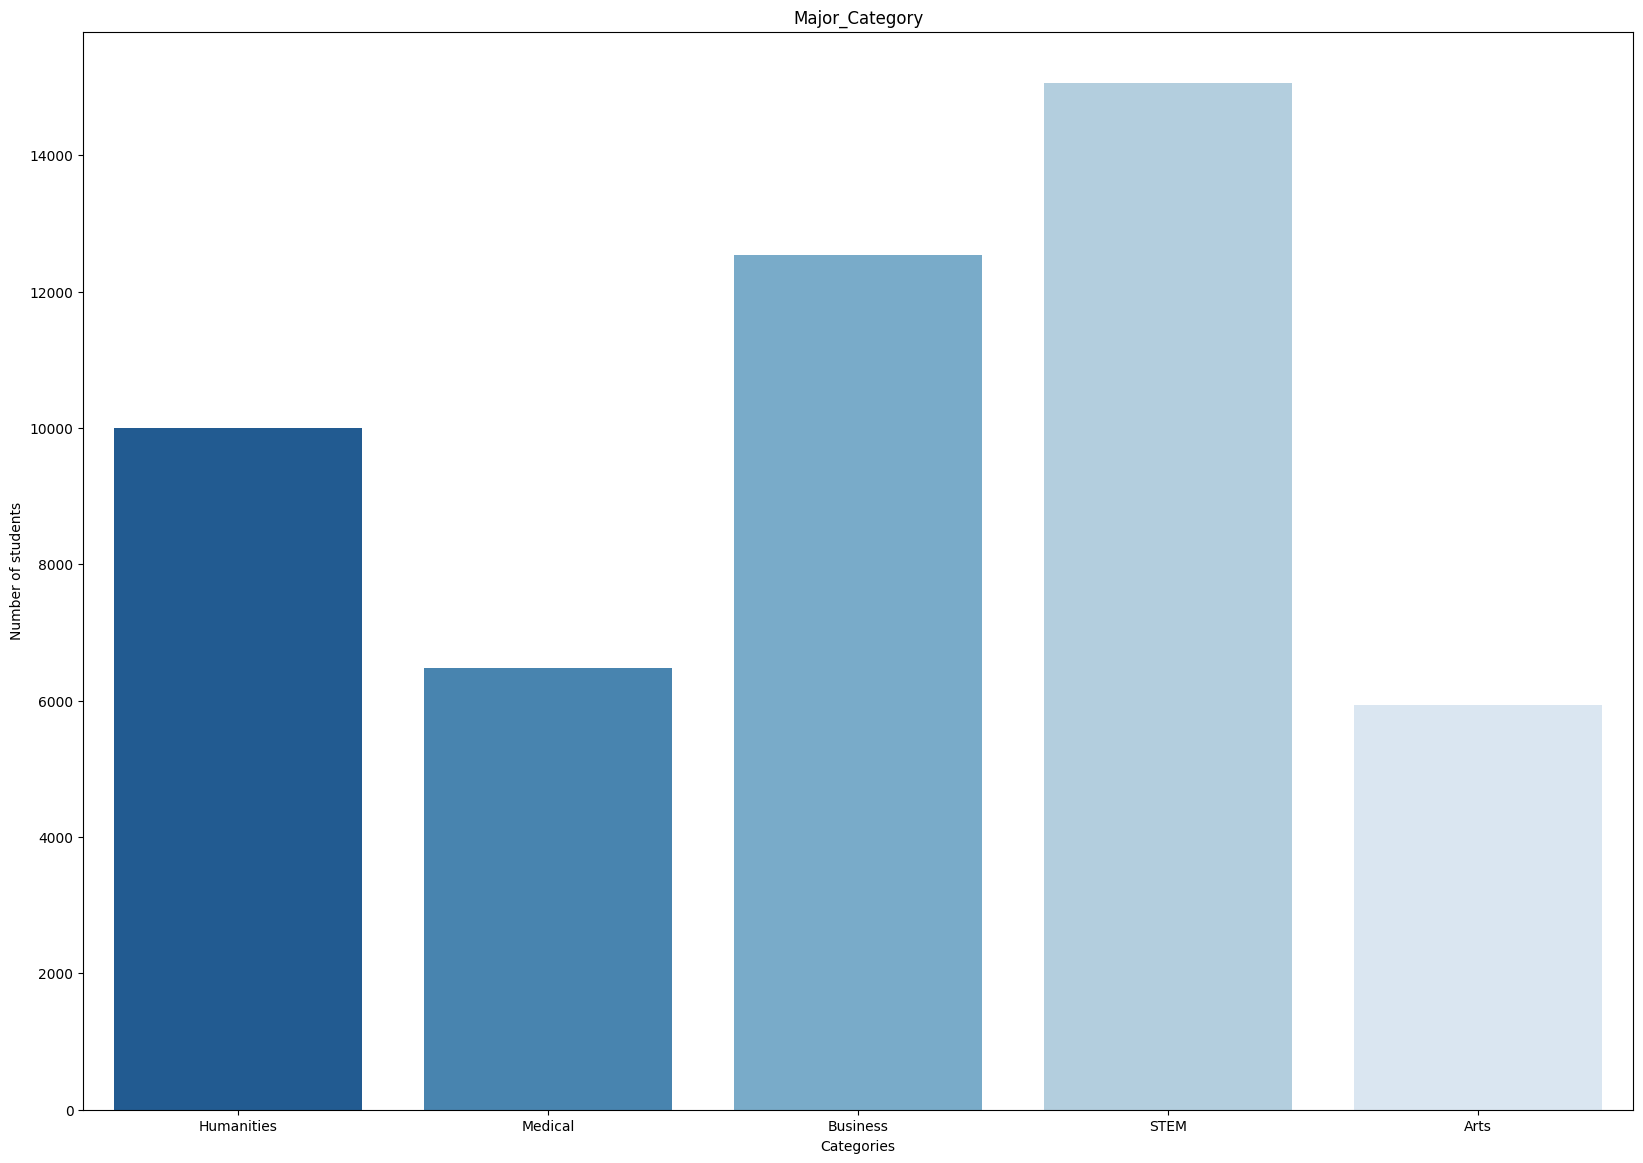
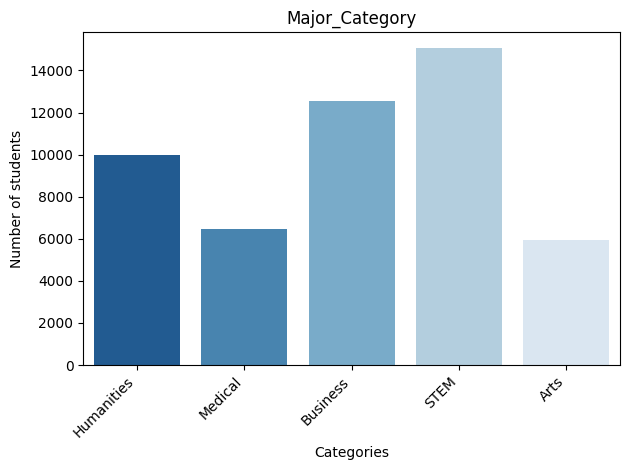
Unified diff of the notebook cell whose output changed from the first chart to the second:
--- before
+++ after
@@ -1,12 +1,15 @@
 # Ilustracja danych - które są tekstem
 def data_illustration(df):
-    plt.figure(figsize=(20, 14))
     column_names= ["Major_Category", "Year_of_Study", "Primary_Use_Case",
                     "Prompt_Engineering_Skill", "Institutional_Policy", "Burnout_Risk_Level"]
     for column in column_names:
         sns.countplot(x=column, data=df, hue=column, palette="Blues_r", legend=False)
+
         plt.title(column)
         plt.xlabel("Categories")
+        plt.xticks(rotation=45, ha='right')
+
         plt.ylabel("Number of students")
+        plt.tight_layout()
         plt.show()
 

Commit: update